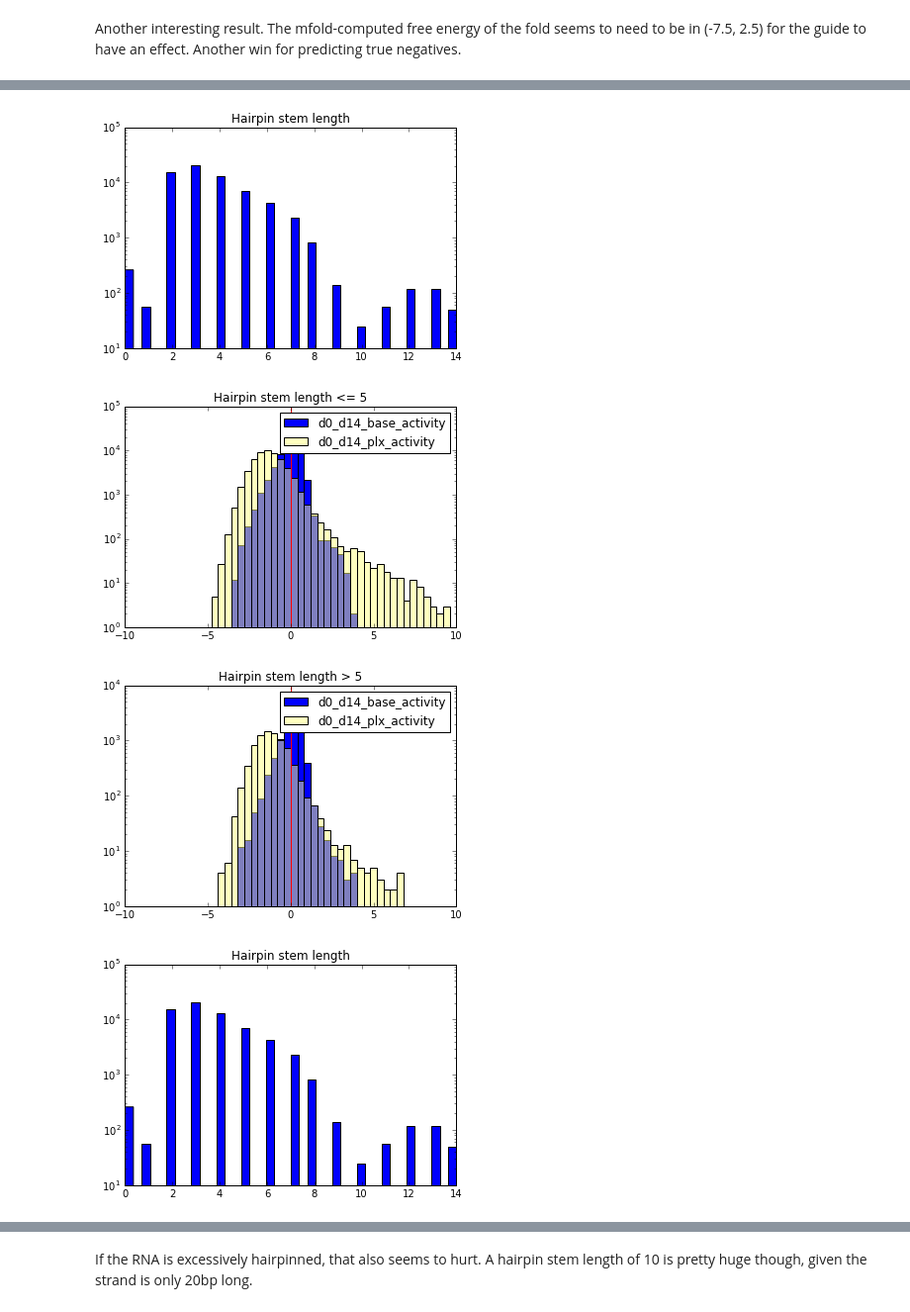
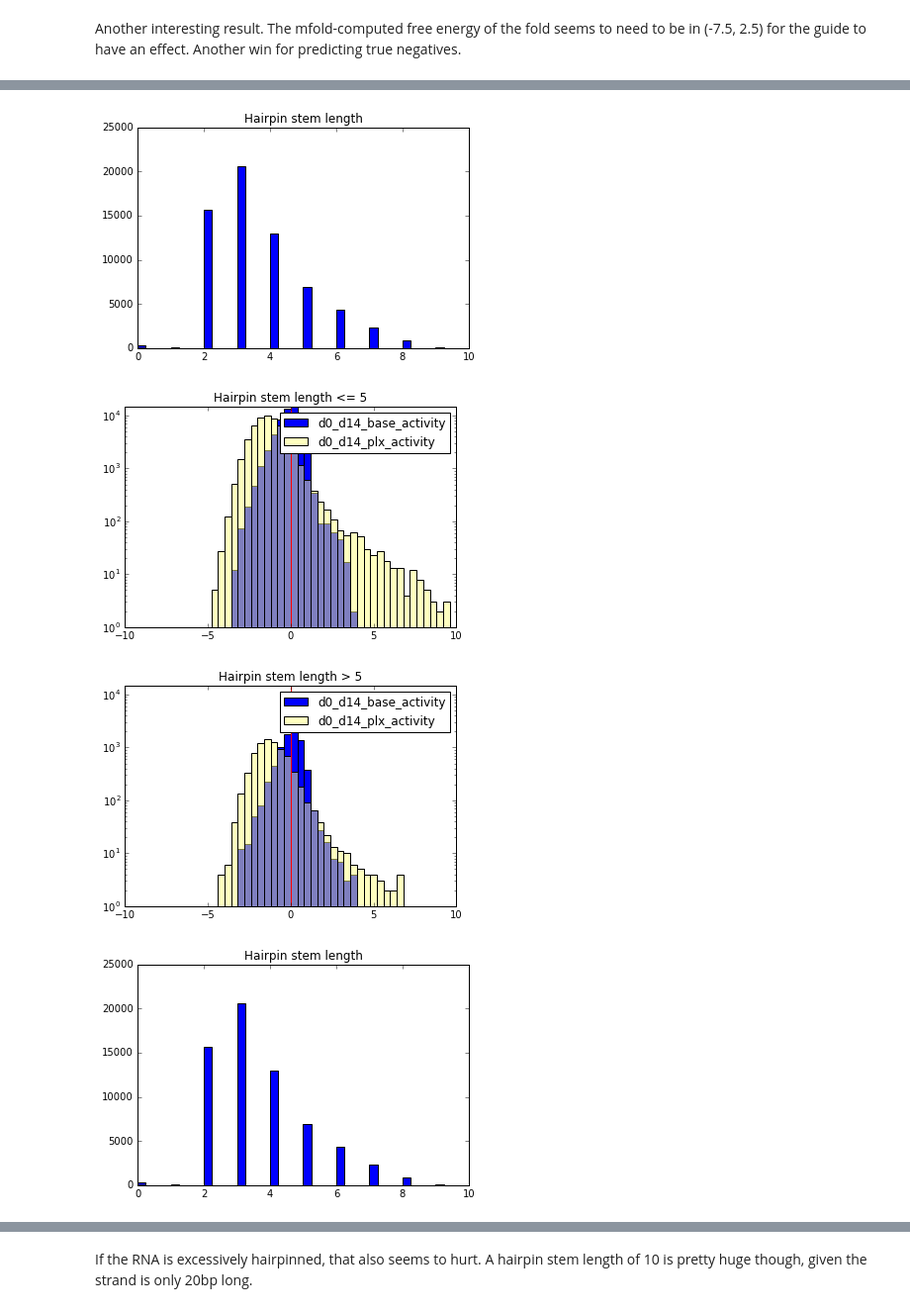
Before and after one commit to asross/guide-cluster, a Jupyter notebook: presentation.ipynb, the cells around one changed output, grey strips where cells are left out. Shown at 99% size. Drawn from its saved outputs; the diff is of its cells as text; code cells hidden in the pictures.

```diff
--- a/presentation.ipynb
+++ b/presentation.ipynb
@@ -11,7 +11,7 @@ from guide.dataset import GuideDataset
 First let's import the dataset. I'm using wrapper classes to represent the data so we can interact with it in an object-oriented fashion.
 # %%
 guide_dataset = GuideDataset('data/example_guide_data_with_bowtie_with_mfold.tsv')
-points = guide_dataset.points()
+points = guide_dataset.points
 # %%
 gene_names = [p.row['gene_name'] for p in points]
 print(len(gene_names))
@@ -52,6 +33,7 @@ def compare_activities(da, db, points, title=None):
     plt_activity_histogram('d{}_d{}_base_activity'.format(da, db), points)
     plt_activity_histogram('d{}_d{}_plx_activity'.format(da, db), points, color=(1, 1, 0.5, 0.5))
     plt.legend()
+    plt.ylim(1,15000)
     plt.axvline(color='red')
     if title is None:
         title = 'D{} vs D{}'.format(da, db)
@@ -144,7 +140,7 @@ mm_counts[0]
 # %%
 def split_activities_by(quantity, value, name, outlier_remover=None):
     if outlier_remover is None: outlier_remover = lambda val: True
-    plt.hist(list(quantity(p) for p in filter(outlier_remover, points)), 40, log=True)
+    plt.hist(list(quantity(p) for p in filter(outlier_remover, points)), 40)
     plt.title(name)
     plt.show()
     compare_activities(0, 14, list(filter(lambda p: quantity(p) <= value, points)), title=name + ' <= ' + str(value))
@@ -198,13 +194,13 @@ split_activities_by(lambda p: p.mfold_result().Tm, 85, 'Tm', lambda p: p.mfold_r
 # %%
 def stem_length(p):
     try:
-        return p.mfold_result().hairpin_stem_length()
+        return p.mfold_result().longest_hairpin().stem_length()
     except:
         return 0
 split_activities_by(stem_length, 5, 'Hairpin stem length')
-split_activities_by(stem_length, 10, 'Hairpin stem length')
+split_activities_by(stem_length, 8, 'Hairpin stem length')
 # %% [output]
-[figure, old version]
+[figure, new version]
-[figure, old version]
+[figure, new version]
-[figure, old version]
+[figure, new version]
-[figure, old version]
+[figure, new version]
```
Also changed, not shown: parts of 52 cells of this notebook, 8 other files.
